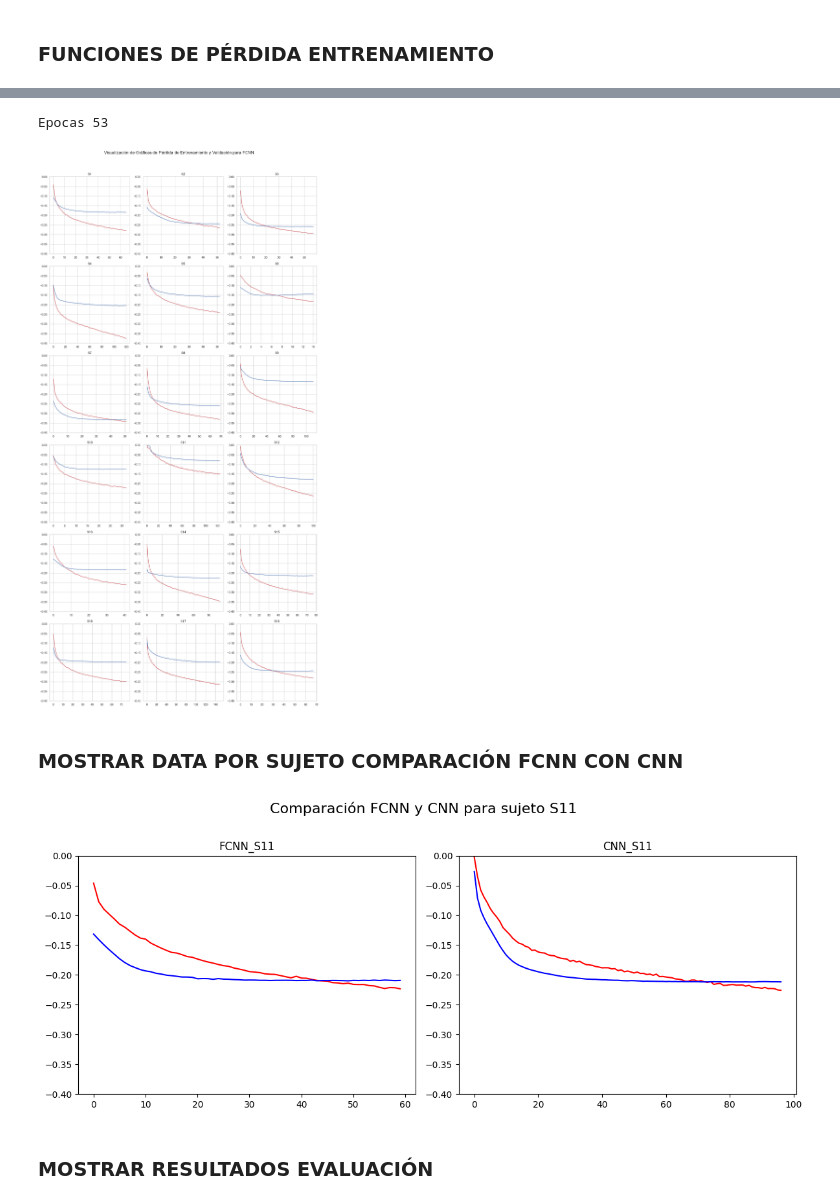
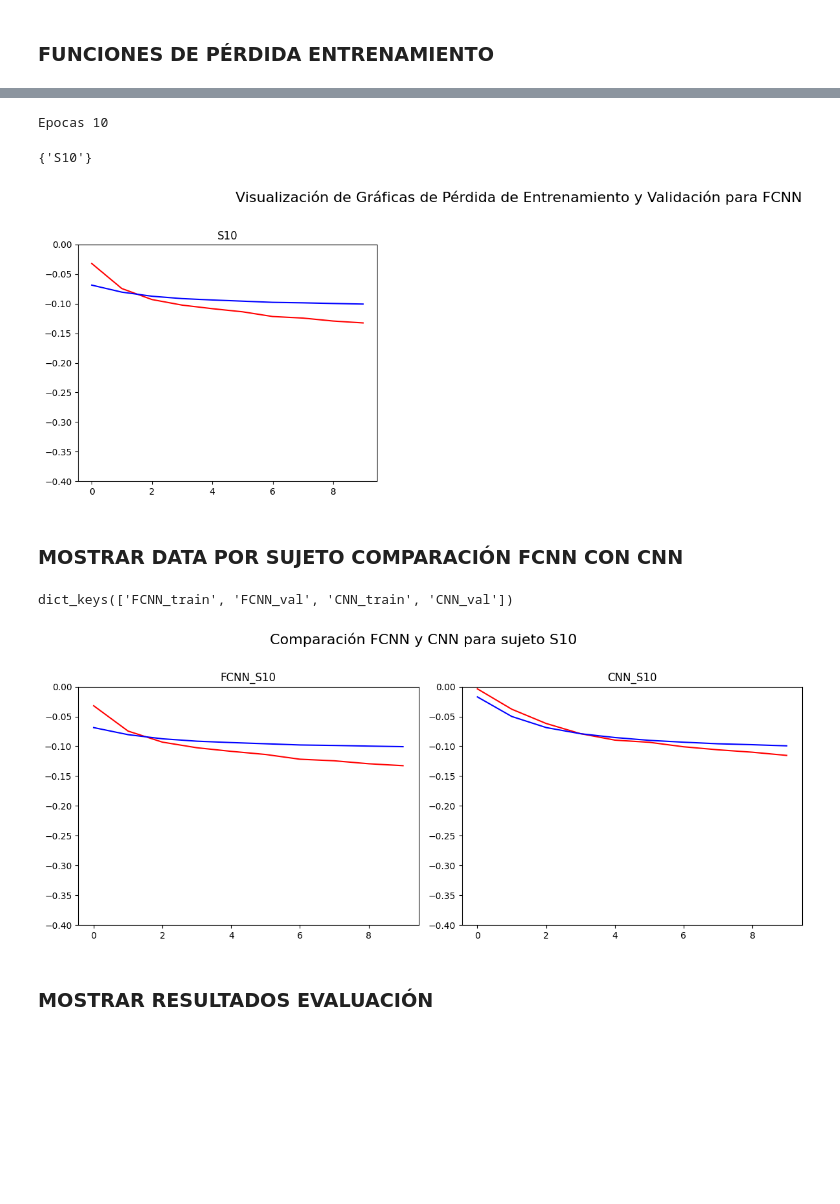
Before and after one commit to garcesote/DNN_AAD, a Jupyter notebook: visualize.ipynb, the cells around one changed output, grey strips where cells are left out. Saved outputs shown, nothing was run; the diff lists cells and outputs as text; code cells hidden in the pictures; blank space fills up the shorter version.

Commit message:
window training

```diff
--- a/visualize.ipynb
+++ b/visualize.ipynb
@@ -19,32 +19,35 @@ datasets
 dataset = datasets[0]
 # %%
 n_subjects = 18 # 18
-subjects = ['S'+str(n+1) for n in range(n_subjects)]
+subjects = ['S'+str(n+1) for n in range(n_subjects)] # create a list with the subjects
+trained_subjects = set() # create an empty set to append the trained subjects
 # %%
 train_metrics = {}
-models = ['FCNN']
-sets = ['train', 'val']
+models = ['FCNN', 'CNN']
+splits = ['train', 'val']
 
-key = '19_07'
+key = '08_08'
 
 for model in models:
-    for set in sets:
-        path = os.path.join(train_path, dataset, set, model+'_'+key)
+    for split in splits:
+        path = os.path.join(train_path, dataset, split, model+'_'+key)
         file_list = os.listdir(path)
-        train_metrics[model+'_'+set] = {}
+        train_metrics[model+'_'+split] = {}
         for file in file_list:
             for subj in subjects:
                 if subj in file:
                     if subj == 'S1':
                         idx = file.index(subj)
-                        if file[idx+2] == '_': # si el siguiente caracter al S1 es un barra baja añade al diccionario
+                        if not file[idx+2].isdigit(): # if the next character following to S1 is not a number
                             loss = json.load(open(os.path.join(path,file), 'r'))
-                            train_metrics[model+'_'+set][subj] = loss
+                            train_metrics[model+'_'+split][subj] = loss
+                            trained_subjects.add(subj)
                     else:
                         loss = json.load(open(os.path.join(path,file), 'r'))
-                        train_metrics[model+'_'+set][subj] = loss
+                        train_metrics[model+'_'+split][subj] = loss
+                        trained_subjects.add(subj)
 
-epocas = len(train_metrics['FCNN_train']['S2'])
+epocas = len(train_metrics['FCNN_train']['S10'])
 print(f'Epocas {epocas}')
 # %% [output]
-Epocas 53
+Epocas 10
@@ -55,3 +54,7 @@ def get_subject(n, n_subject):
+# %%
+trained_subjects
+# %% [output]
+{'S10'}
 # %%
 # Seleccionar FCNN o CNN
 mode = 'FCNN'
@@ -63,38 +66,41 @@ n_plots = n_subj
 n_rows = (n_plots + 2) // 3
 
 # Creo la figura y una matriz de subfiguras
 fig, axs = plt.subplots(nrows=n_rows, ncols=3, figsize=(15, 5 * n_rows))
 
 # Aplanar la matriz de subfiguras para un acceso fácil
 axs = axs.flatten()
 
 idx = 0
-for n in range(n_subj):
-    subj = get_subject(n, n_subj)
+for subj in trained_subjects:
     train_loss = torch.tensor(train_metrics[mode+'_train'][subj])
     val_loss = torch.tensor(train_metrics[mode+'_val'][subj])
     x = range(len(val_loss))
 
     axs[idx].plot(x, -train_loss, linestyle = '-', color='r')
     axs[idx].plot(x, -val_loss, linestyle = '-', color= 'b')
     axs[idx].set_ylim(-0.4, 0)
     axs[idx].set_title(subj)
     idx += 1
 
 # Eliminar subfiguras vacías si hay menos subfiguras que lugares en la cuadrícula
 for ax in axs[idx:]:
     fig.delaxes(ax)
 
 plt.tight_layout()
 # Agregar un título general a la figura
 fig.suptitle('Visualización de Gráficas de Pérdida de Entrenamiento y Validación para '+ mode, fontsize=16)
 plt.tight_layout(rect=[0, 0, 1, 0.96])  # Ajustar el layout para dejar espacio para el título
 
 plt.show()
 # %% [output]
-[figure, old version]
+[figure, new version]
 # %% [markdown]
 ### MOSTRAR DATA POR SUJETO COMPARACIÓN FCNN CON CNN
+# %%
+train_metrics.keys()
+# %% [output]
+dict_keys(['FCNN_train', 'FCNN_val', 'CNN_train', 'CNN_val'])
 # %%
 # Seleccionar FCNN o CNN
 models = ['FCNN', 'CNN']
@@ -111,8 +117,7 @@ axs = axs.flatten()
 idx = 0
 
 # Select the subject
-n = 10
-subj = get_subject(n, n_subj)
+subj = 'S10'
 
 for n in range(2):
     train_loss = torch.tensor(train_metrics[models[n]+'_train'][subj])
@@ -136,7 +141,7 @@ plt.tight_layout(rect=[0, 0, 1, 0.96])  # Ajustar el layout para dejar espacio p
 
 plt.show()
 # %% [output]
-[figure, old version]
+[figure, new version]
 # %% [markdown]
 ### MOSTRAR RESULTADOS EVALUACIÓN
 # %%
```
Also changed, not shown: parts of 25 cells of this notebook, 4 other files.
